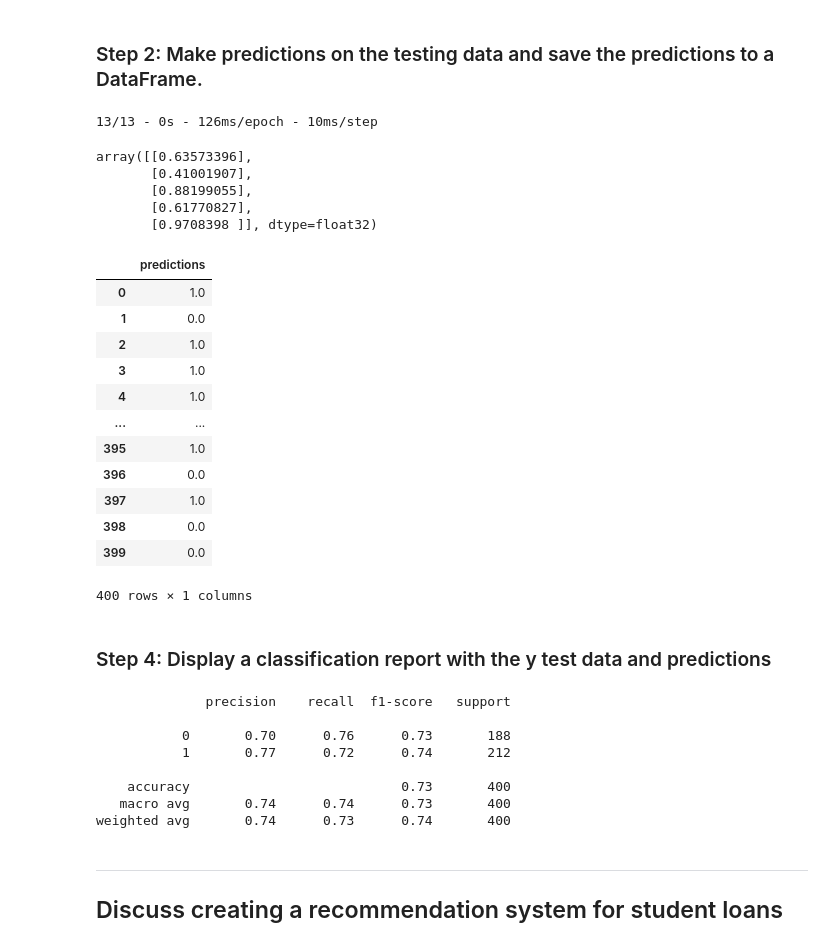
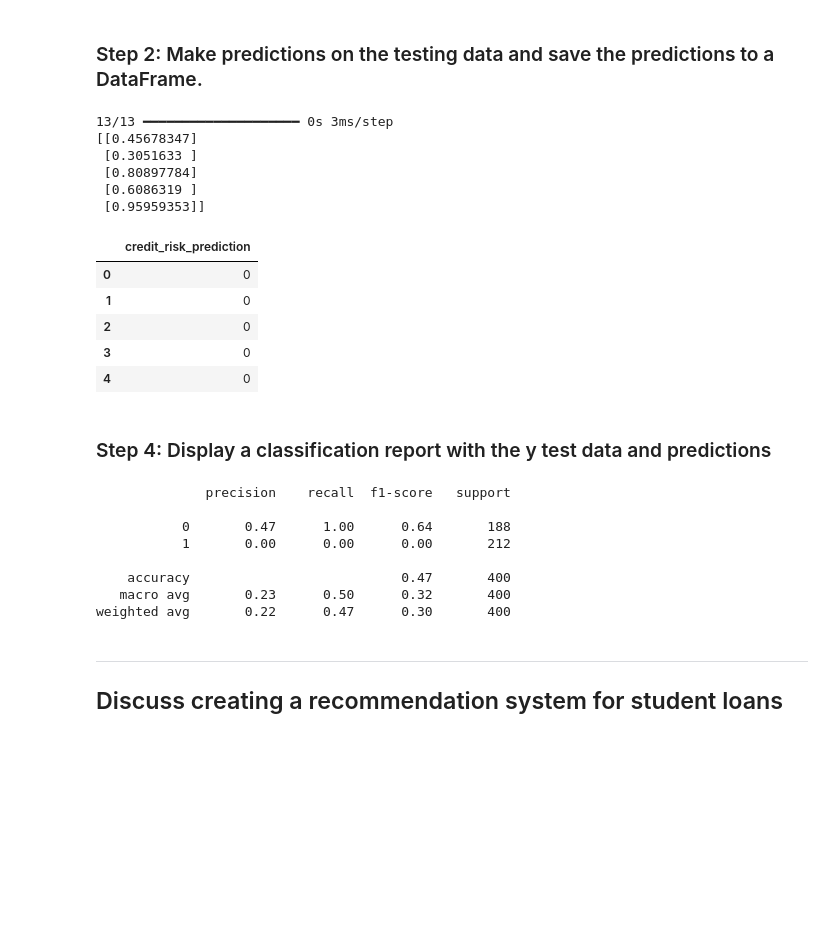
Before and after one commit to MaryPulley/neural-network-challenge-1, a Jupyter notebook: student_loans_with_deep_learning.ipynb, the cells around one changed output. Saved outputs shown, nothing was run; the diff lists cells and outputs as text; code cells hidden in the pictures; blank space fills up the shorter version.

Commit message:
If applied this commit will update the student_loans_with_deep_learning ipynb with the final information including the data analysis that I feel like I am awful at.

```diff
--- a/student_loans_with_deep_learning.ipynb
+++ b/student_loans_with_deep_learning.ipynb
@@ -229,45 +229,45 @@ reloaded_model = keras.models.load_model(file_path)
 ### Step 2: Make predictions on the testing data and save the predictions to a DataFrame.
 # %%
 # Make predictions with the test data
-
+predictions = reloaded_model.predict(X_test_scaled)
+predictions
 
 # Display a sample of the predictions
+print(predictions[:5])
 # %% [output]
-13/13 - 0s - 126ms/epoch - 10ms/step
+13/13 ━━━━━━━━━━━━━━━━━━━━ 0s 3ms/step
+[[0.45678347]
+ [0.3051633 ]
+ [0.80897784]
+ [0.6086319 ]
+ [0.95959353]]
-array([[0.63573396],
-       [0.41001907],
-       [0.88199055],
-       [0.61770827],
-       [0.9708398 ]], dtype=float32)
 # %%
 # Save the predictions to a DataFrame and round the predictions to binary results
+predictions_df = pd.DataFrame(predictions, columns=['credit_risk_prediction'])
+predictions_df = predictions_df.astype(int)
+predictions_df.head()
 # %% [output]
-|  | predictions |
-| 0 | 1.0 |
-| 1 | 0.0 |
-| 2 | 1.0 |
-| 3 | 1.0 |
-| 4 | 1.0 |
-| ... | ... |
-| 395 | 1.0 |
-| 396 | 0.0 |
-| 397 | 1.0 |
-| 398 | 0.0 |
-| 399 | 0.0 |
+|  | credit_risk_prediction |
+| 0 | 0 |
+| 1 | 0 |
+| 2 | 0 |
+| 3 | 0 |
+| 4 | 0 |
-400 rows × 1 columns
 # %% [markdown]
 ### Step 4: Display a classification report with the y test data and predictions
 # %%
 # Print the classification report with the y test data and predictions
+report = classification_report(y_test, predictions_df)
+print(report)
 # %% [output]
               precision    recall  f1-score   support
 
-           0       0.70      0.76      0.73       188
-           1       0.77      0.72      0.74       212
+           0       0.47      1.00      0.64       188
+           1       0.00      0.00      0.00       212
 
-    accuracy                           0.73       400
-   macro avg       0.74      0.74      0.73       400
-weighted avg       0.74      0.73      0.74       400
+    accuracy                           0.47       400
+   macro avg       0.23      0.50      0.32       400
+weighted avg       0.22      0.47      0.30       400
 # %% [markdown]
 ---
 ## Discuss creating a recommendation system for student loans
```
Also changed, not shown: parts of 5 cells of this notebook.
